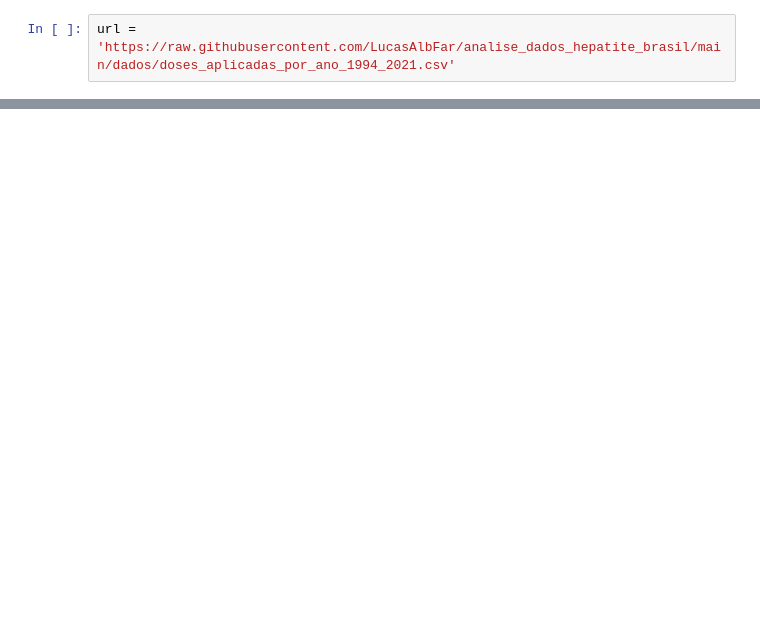
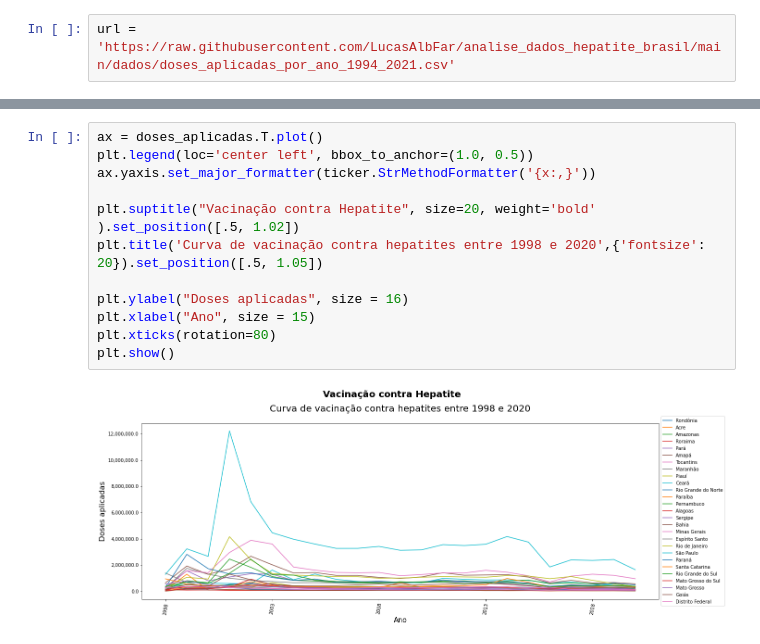
Before and after one commit to LucasAlbFar/analise_dados_hepatite_brasil, a Jupyter notebook: notebooks/main.ipynb, the cells around one changed output, grey strips where cells are left out. Drawn from its saved outputs; the diff is of its cells as text; blank space fills up the shorter version.

```diff
--- a/notebooks/main.ipynb
+++ b/notebooks/main.ipynb
@@ -47,0 +51,14 @@ doses_aplicadas
+# %%
+ax = doses_aplicadas.T.plot()
+plt.legend(loc='center left', bbox_to_anchor=(1.0, 0.5))
+ax.yaxis.set_major_formatter(ticker.StrMethodFormatter('{x:,}'))
+
+plt.suptitle("Vacinação contra Hepatite", size=20, weight='bold' ).set_position([.5, 1.02])
+plt.title('Curva de vacinação contra hepatites entre 1998 e 2020',{'fontsize': 20}).set_position([.5, 1.05])
+
+plt.ylabel("Doses aplicadas", size = 16)
+plt.xlabel("Ano", size = 15)
+plt.xticks(rotation=80)
+plt.show()
+# %% [output]
+[figure, added]
```
Also changed, not shown: parts of 15 cells of this notebook.
